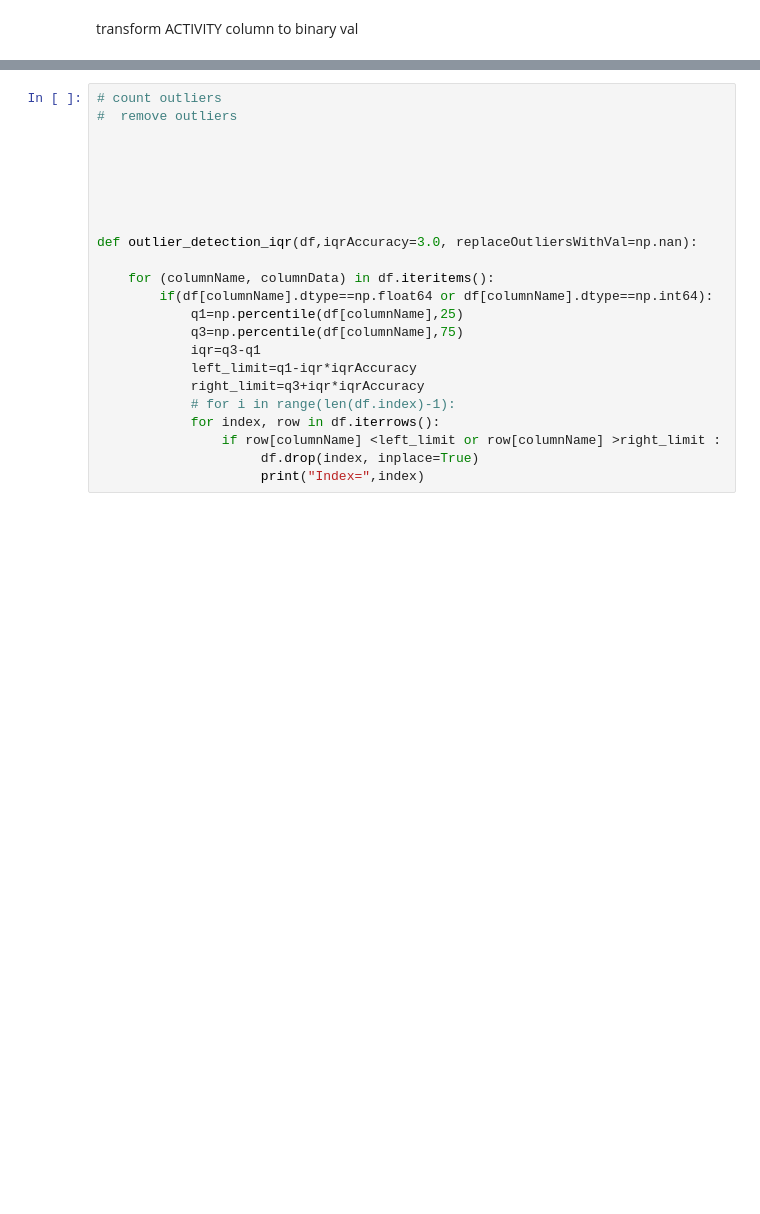
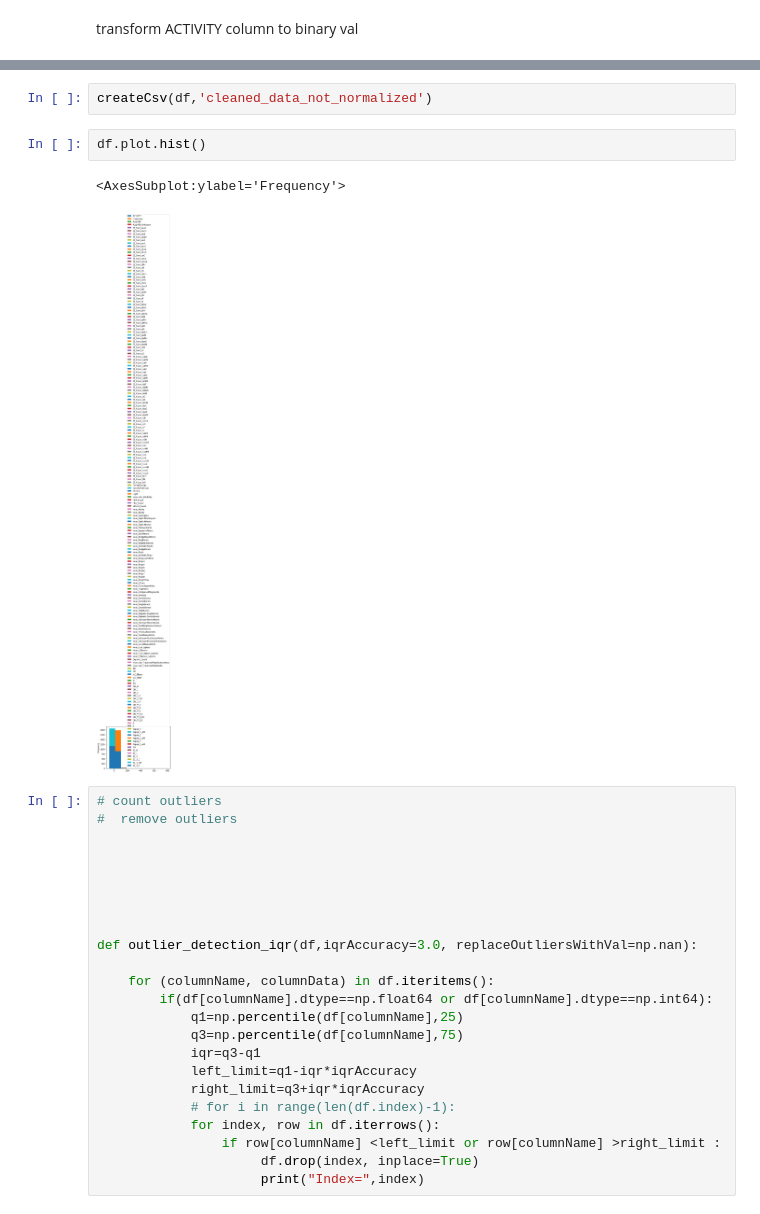
Before and after one commit to omriglevi/dataScience-1, a Jupyter notebook: bitter.ipynb, the cells around one changed output, grey strips where cells are left out. Saved outputs shown, nothing was run; the diff lists cells and outputs as text; blank space fills up the shorter version.

```diff
--- a/bitter.ipynb
+++ b/bitter.ipynb
@@ -116,3 +133,10 @@ df.replace({"Non-Bitter":0,"Bitter":1},inplace=True)
+# %%
+createCsv(df,'cleaned_data_not_normalized')
+# %%
+df.plot.hist()
+# %% [output]
+<AxesSubplot:ylabel='Frequency'>
+[figure, added]
 # %%
 # count outliers
 #  remove outliers
```
Also changed, not shown: parts of 7 cells of this notebook, 2 other files.
